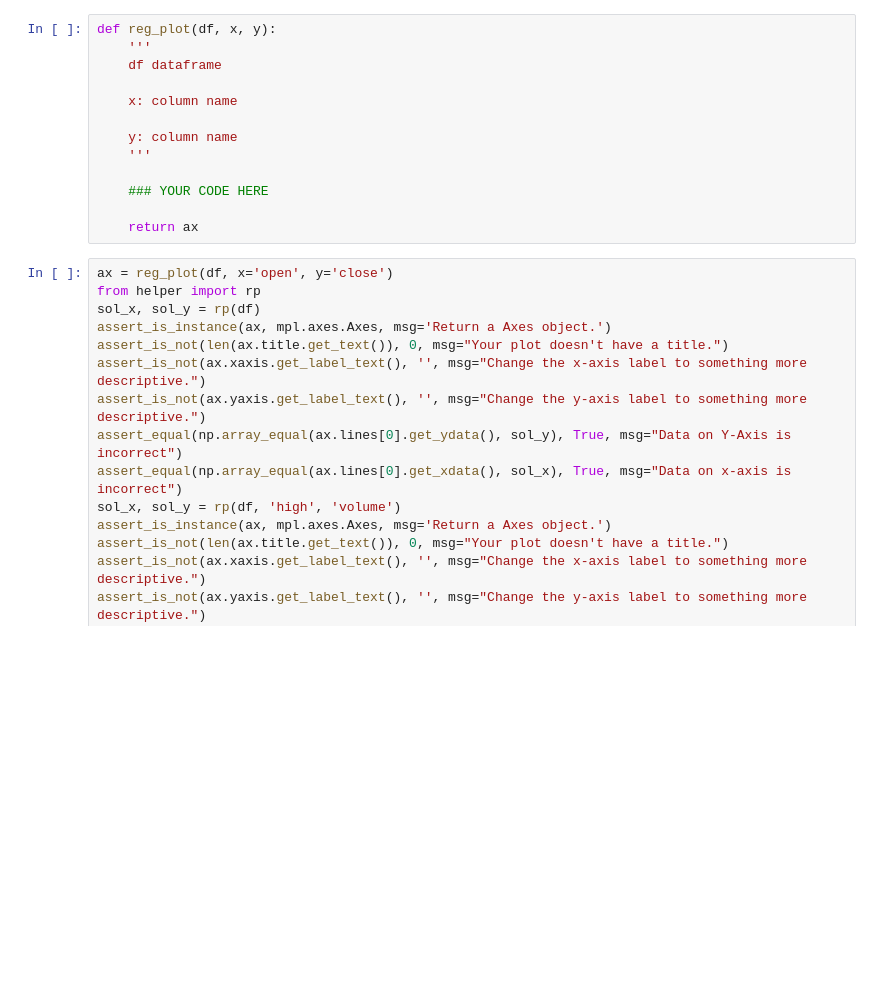
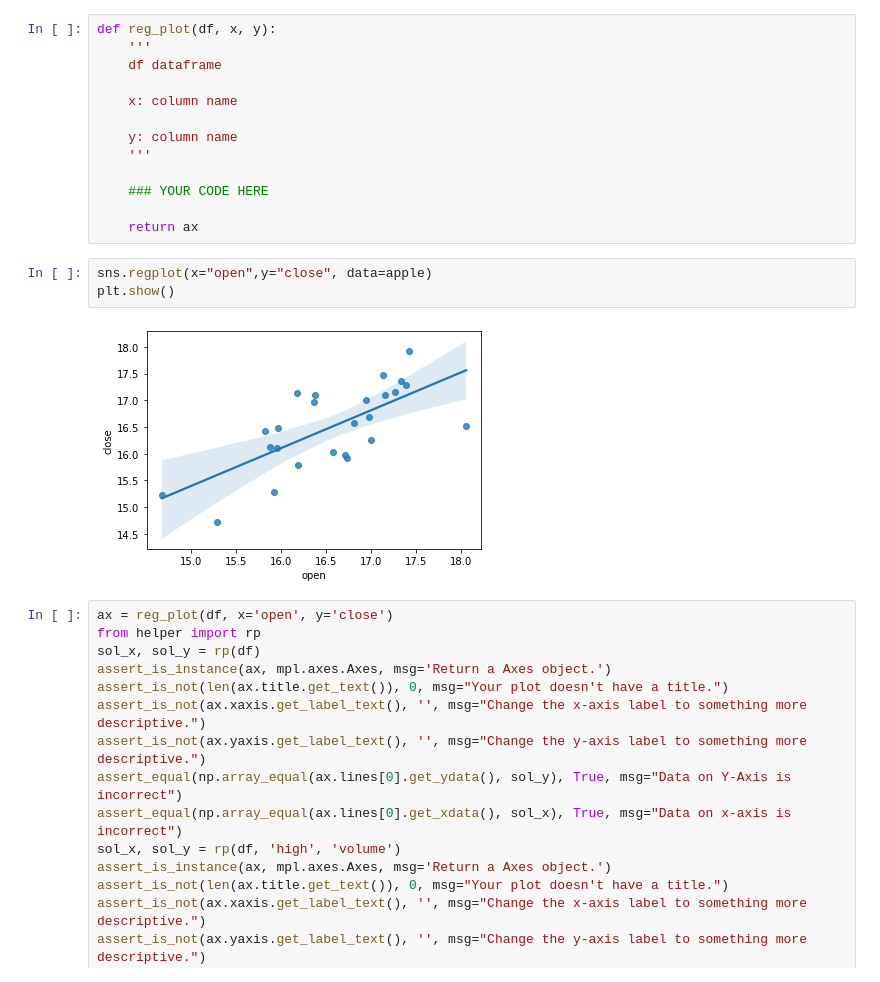
Before and after one commit to dennislamcv1/DAFA1, a Jupyter notebook: week7/m7_assignment.ipynb, the cells around one changed output. Cells and saved outputs as stored; diff of their text form; blank space fills up the shorter version.

```diff
--- a/week7/m7_assignment.ipynb
+++ b/week7/m7_assignment.ipynb
@@ -133,6 +209,11 @@ def reg_plot(df, x, y):
     ### YOUR CODE HERE
 
     return ax
+# %%
+sns.regplot(x="open",y="close", data=apple)
+plt.show()
+# %% [output]
+[figure, added]
 # %%
 ax = reg_plot(df, x='open', y='close')
 from helper import rp
```
Also changed, not shown: parts of 10 cells of this notebook, 2 other files.
